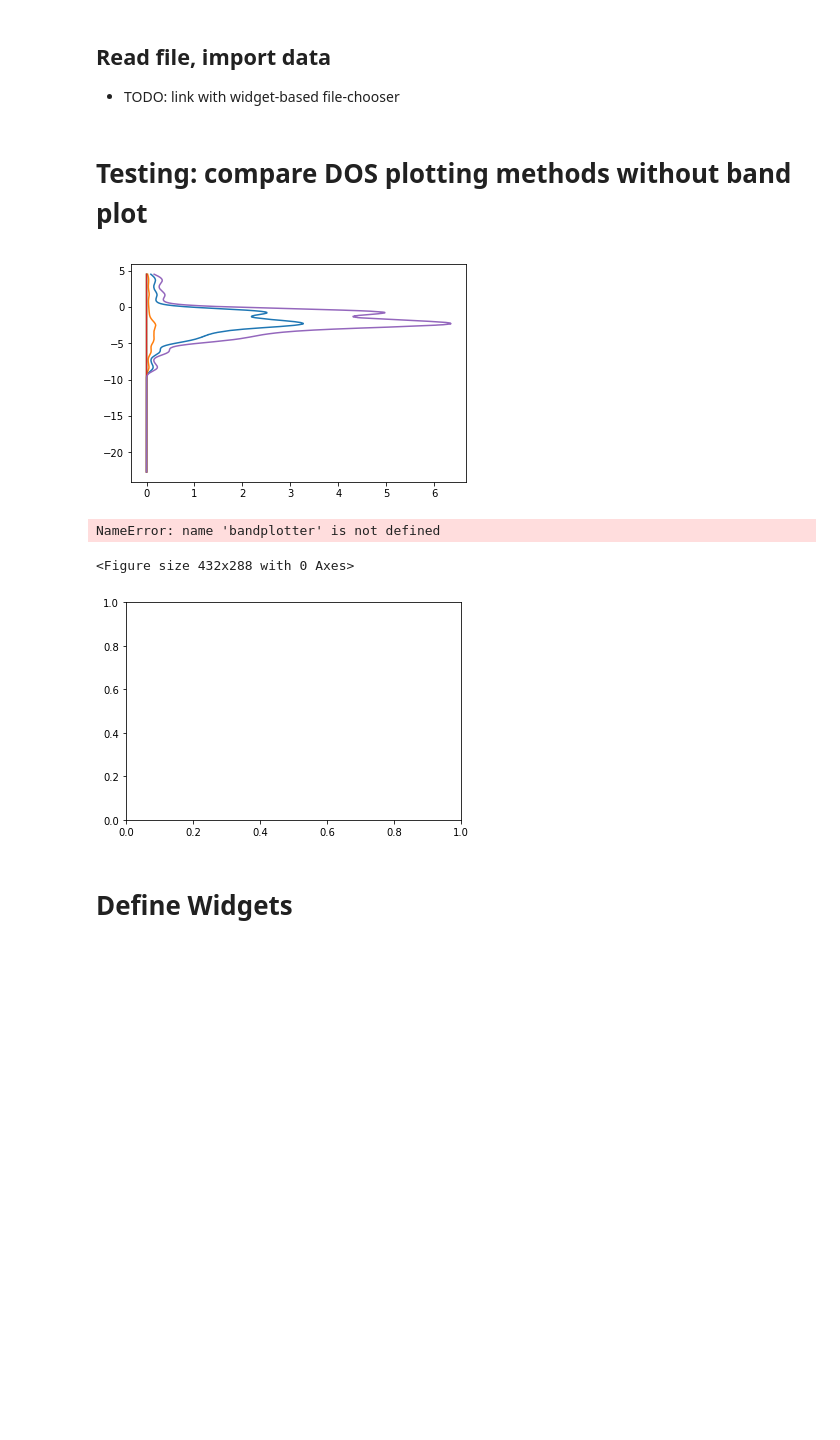
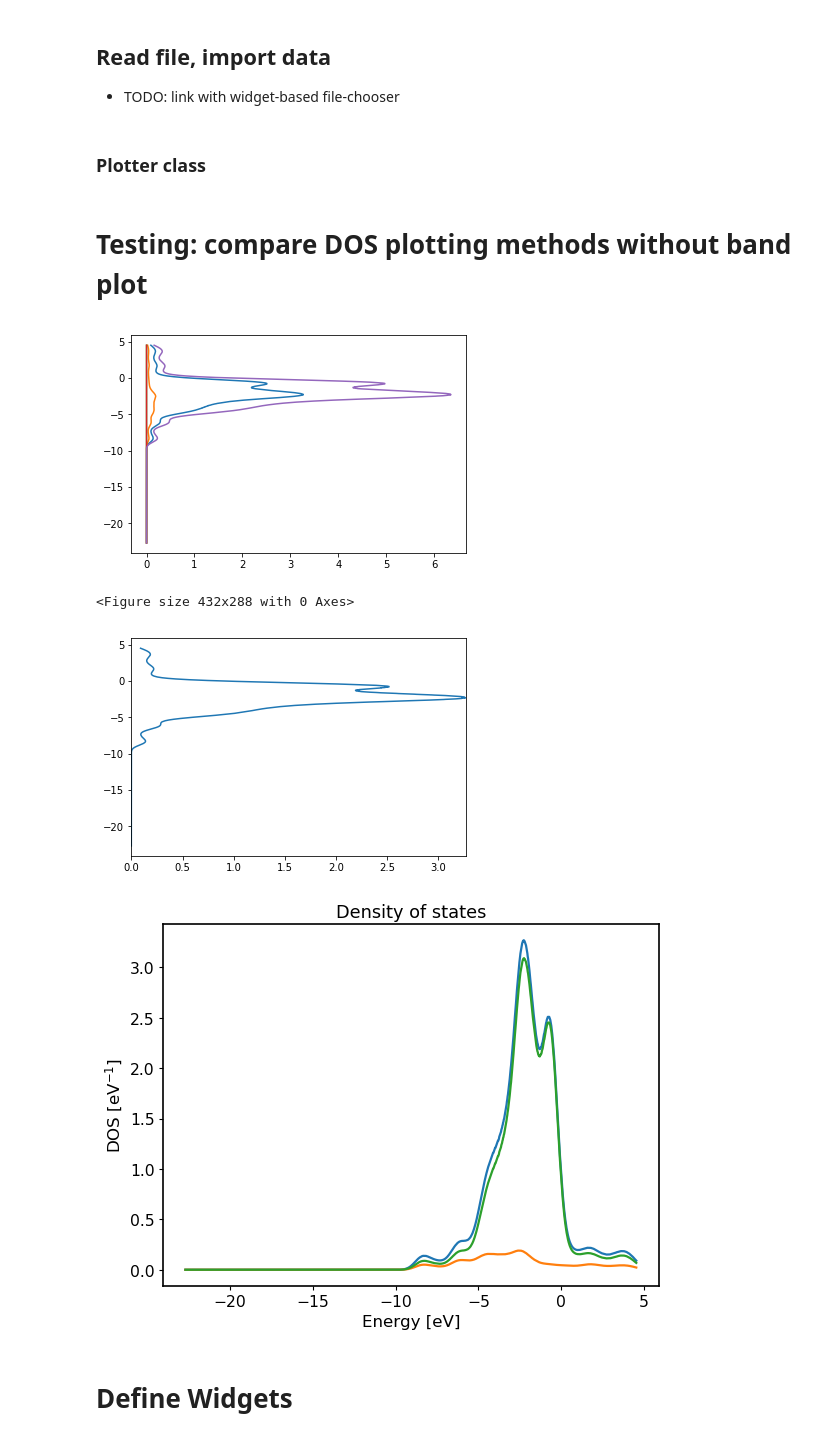
Before and after one commit to JuDFTteam/masci-tools, a Jupyter notebook: studenproject18ws/jupyter/banddos06_bandDOS-combined.ipynb, the cells around one changed output. Saved outputs shown, nothing was run; the diff lists cells and outputs as text; code cells hidden in the pictures; blank space fills up the shorter version.

Commit message:
plot_dos(): fixed xlim range to max of dos (no rescaling on update)

```diff
--- a/studenproject18ws/jupyter/banddos06_bandDOS-combined.ipynb
+++ b/studenproject18ws/jupyter/banddos06_bandDOS-combined.ipynb
@@ -90,3 +90,5 @@ with extractor as h5file:
     #
     # Use data outside the with-statement (in-memory access: all HDF5 datasets converted to numpy ndarrays):
     data.move_datasets_to_memory()
+# %% [markdown]
+### Plotter class
@@ -104,37 +108,37 @@ def plot_dos_old(ax_dos, filepath_dos):
 
 #     ax_dos = fig.add_subplot(111)
     ax_dos.plot(totdos, energy_dos)
     ax_dos.plot(interst, energy_dos)
 
     #constant 0
     ax_dos.plot(vac1, energy_dos)
     ax_dos.plot(vac2, energy_dos)
 
     ax_dos.plot((sum(weights_atomgrps_dos)+interst), energy_dos)
 #     plt.show()
 
 
 # compare our plot_dos (OLD one as of 17.01.19), and masci-tool's plot_dos output.
 fig, ax = plt.subplots(1)
 plot_dos_old(ax, filepaths_dos[0])
 plt.show()
 
 plt.clf()
 fig, ax = plt.subplots(1)
 sel = data.simulate_gui_selection()
-bandplotter.dos(filepaths_dos[0], sel.mask_groups, sel.mask_characters,
+bandplotter.plot_dos(filepaths_dos[0], sel.mask_groups, sel.mask_characters,
            select_groups=True, interstitial=True, all_characters=True,
                ax=ax)
 plt.show()
 
 
 from masci_tools.vis.plot_methods import plot_dos as plot_dos_masci
 plot_dos_masci(filepaths_dos[0])
 # %% [output]
 [figure]
-NameError: name 'bandplotter' is not defined
+<Figure size 432x288 with 0 Axes>
-<Figure size 432x288 with 0 Axes>
-[figure, old version]
+[figure, new version]
+[figure, added]
 # %% [markdown]
 # Define Widgets
 # %% [markdown]
```
Also changed, not shown: parts of 4 cells of this notebook, 4 other files.
